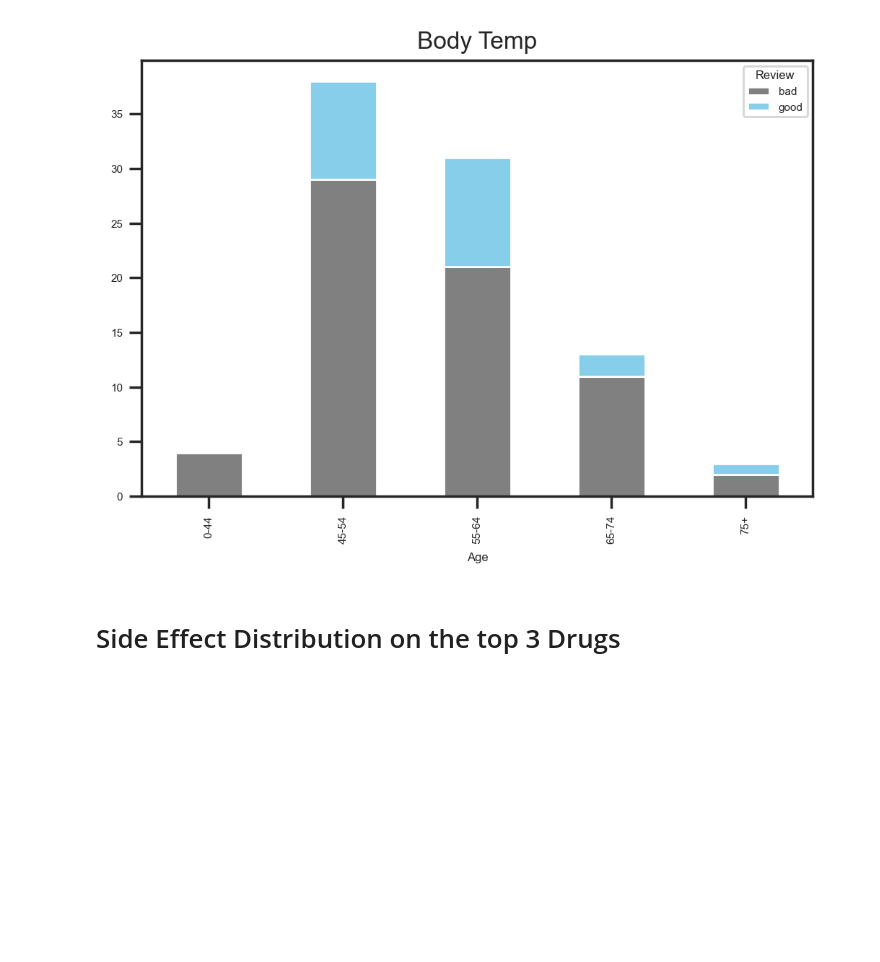
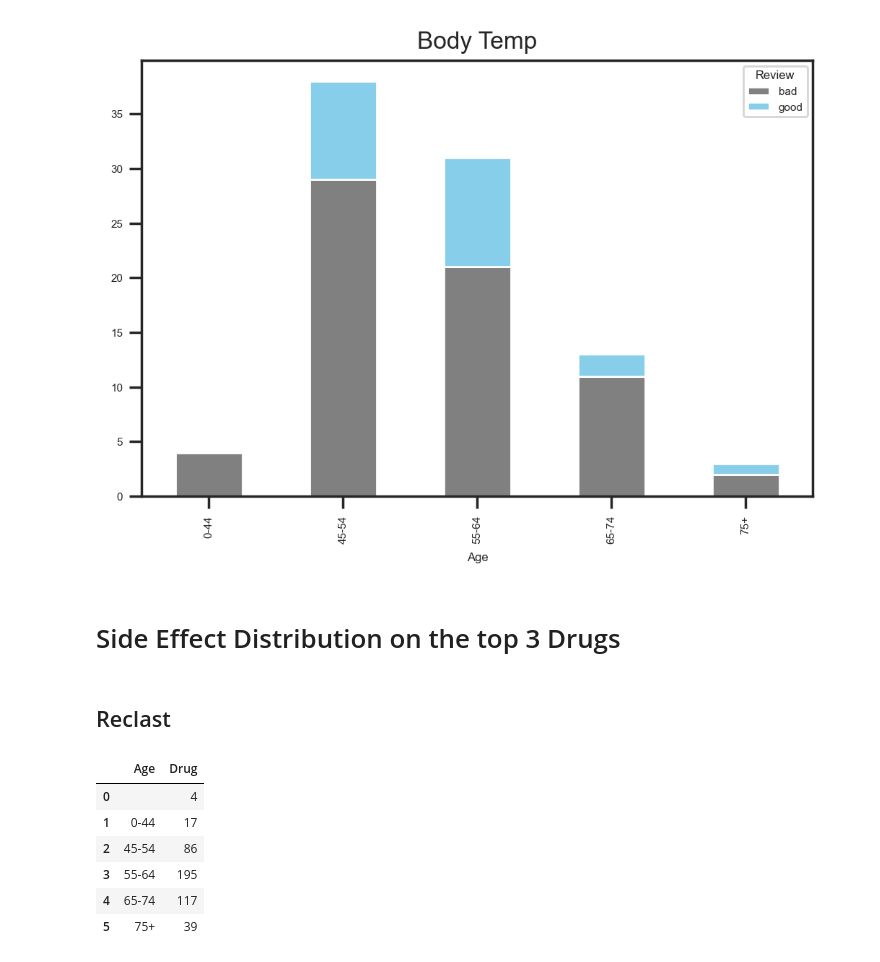
Before and after one commit to woonsupkim/DrugReview, a Jupyter notebook: Woon_after_Classification.ipynb, the cells around one changed output. Saved outputs shown, nothing was run; the diff lists cells and outputs as text; code cells hidden in the pictures; blank space fills up the shorter version.

```diff
--- a/Woon_after_Classification.ipynb
+++ b/Woon_after_Classification.ipynb
@@ -615,3 +615,16 @@ Text(0.5, 1.0, 'Body Temp')
 df_reclast = df_side_effects.loc[df_side_effects['Drug'].str.contains("reclast", case=False)]
 df_prolia  = df_side_effects.loc[df_side_effects['Drug'].str.contains("prolia", case=False)]
 df_actonel  = df_side_effects.loc[df_side_effects['Drug'].str.contains("actonel", case=False)]
+# %% [markdown]
+## Reclast
+# %%
+df_temp = df_reclast.groupby(['Age'])['Drug'].count().reset_index()
+df_temp
+# %% [output]
+|  | Age | Drug |
+| 0 |  | 4 |
+| 1 | 0-44 | 17 |
+| 2 | 45-54 | 86 |
+| 3 | 55-64 | 195 |
+| 4 | 65-74 | 117 |
+| 5 | 75+ | 39 |
```
Also changed, not shown: parts of 8 cells of this notebook.
